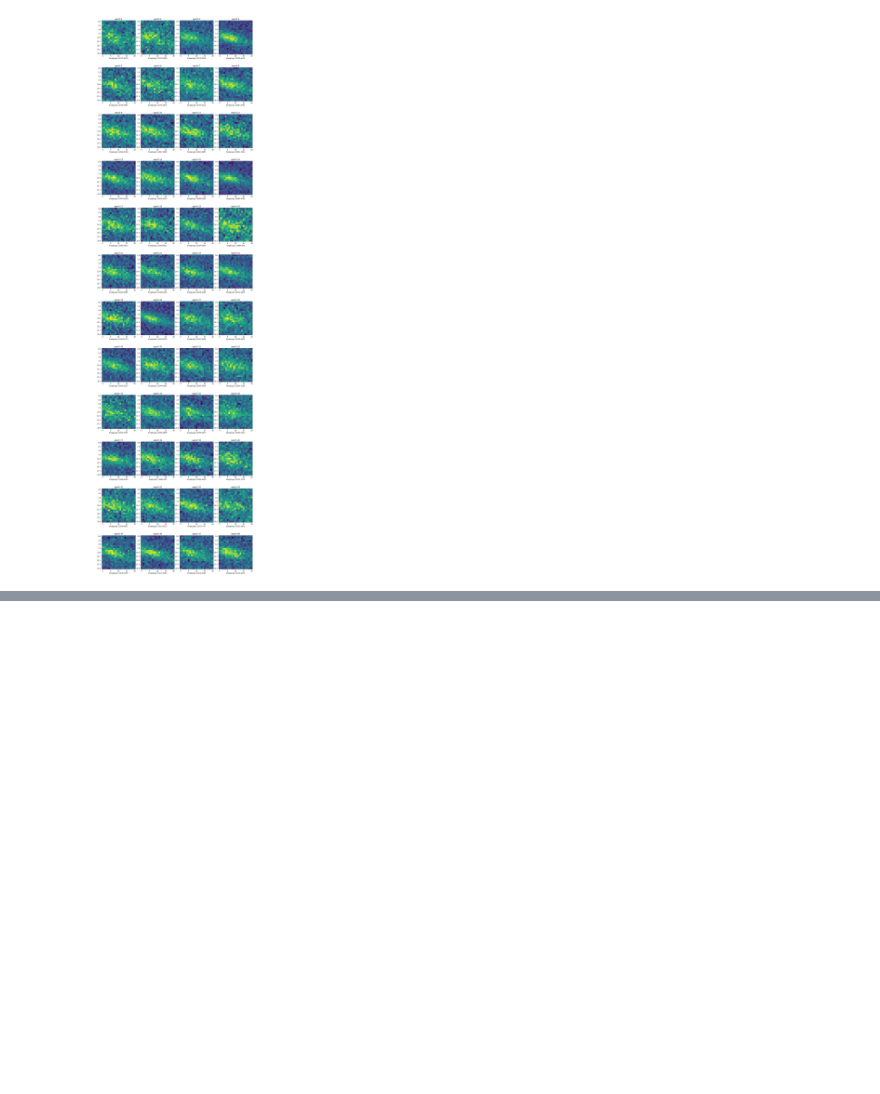
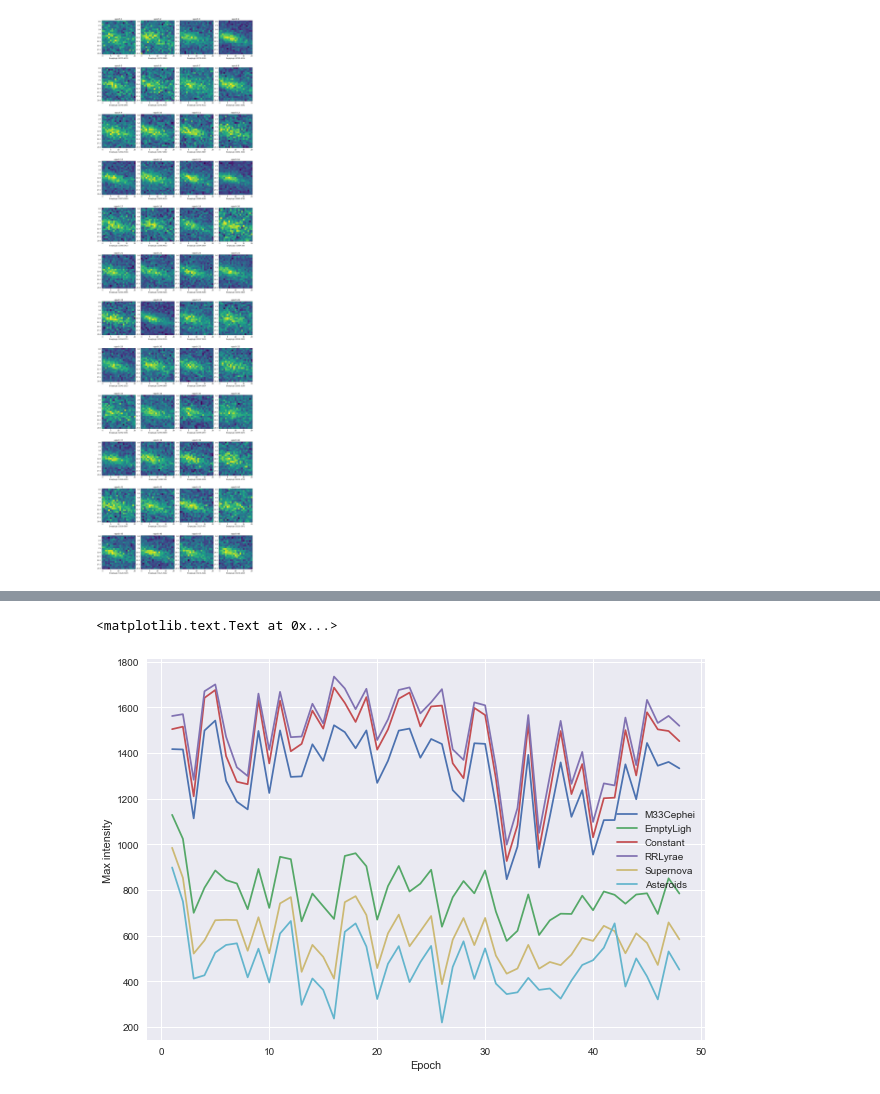
Before and after one commit to xuefeng7/AC209---final-project, a Jupyter notebook: src/data_preprocessing.ipynb, the cells around one changed output, grey strips where cells are left out. Saved outputs shown, nothing was run; the diff lists cells and outputs as text; code cells hidden in the pictures; blank space fills up the shorter version.

```diff
--- a/src/data_preprocessing.ipynb
+++ b/src/data_preprocessing.ipynb
@@ -85,0 +102,13 @@ show_sample_trajectory(images[6], labels[6], obs_days)
+# %%
+plt.figure(figsize=(10,7))
+for label in set(labels):
+    images_l = images[labels==label, :, :, :]
+    maxx = np.max(images_l, axis=(1,2)).mean(0)
+    plt.plot(range(1,49), maxx, label=label)
+
+plt.legend()
+plt.xlabel('Epoch')
+plt.ylabel('Max intensity')
+# %% [output]
+<matplotlib.text.Text at 0x...>
+[figure, added]
```
Also changed, not shown: parts of 3 cells of this notebook.
